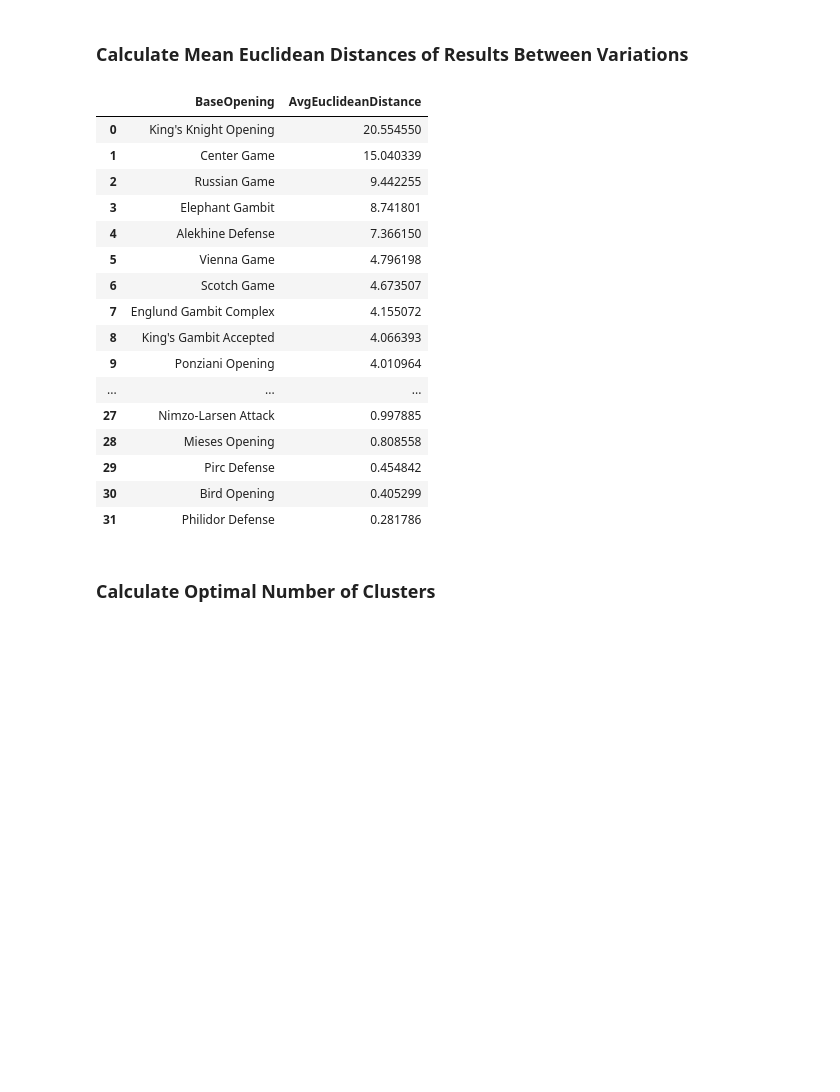
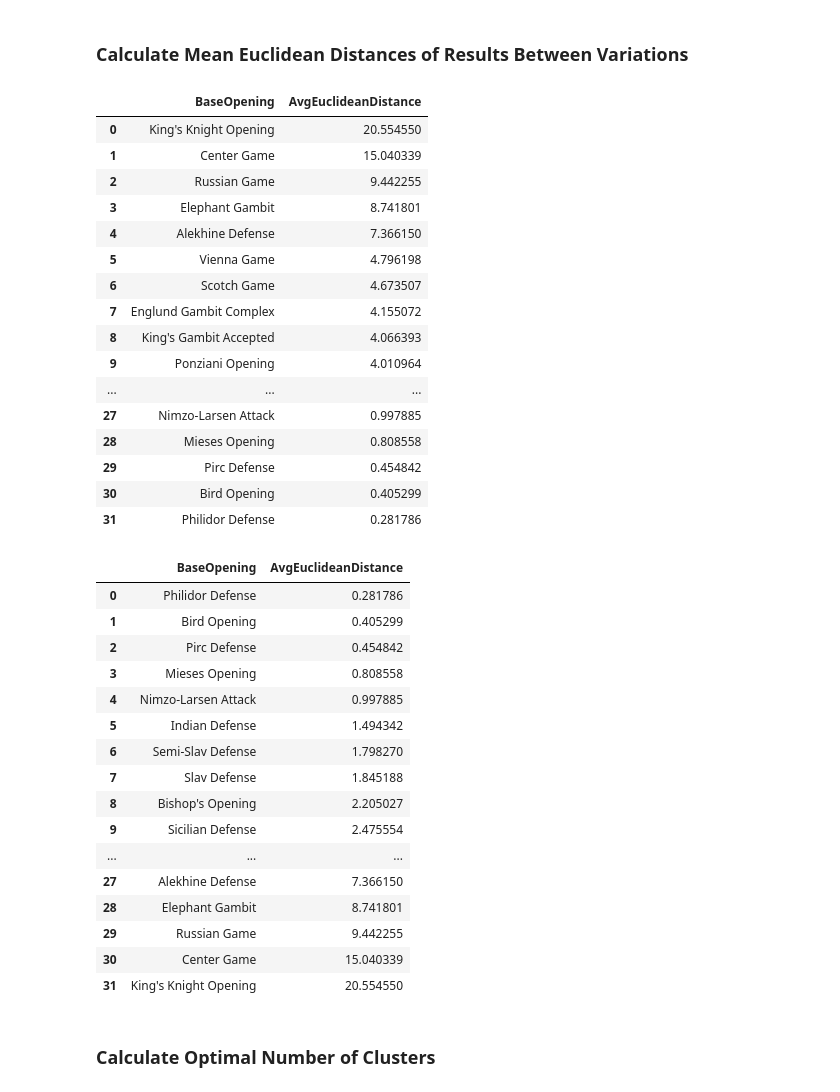
Before and after one commit to IsaacCheng9/machine-learning-in-chess, a Jupyter notebook: src/analyse_chess_data.ipynb, the cells around one changed output. Cells and saved outputs as stored; diff of their text form; code cells hidden in the pictures; blank space fills up the shorter version.

```diff
--- a/src/analyse_chess_data.ipynb
+++ b/src/analyse_chess_data.ipynb
@@ -2717,33 +2717,58 @@ def calculate_avg_euclidean_distance_by_result(group):
 avg_distances = result_percentages_pivot_opening_sorted.groupby("BaseOpening").apply(
     calculate_avg_euclidean_distance_by_result
 )
 # Convert the result to a DataFrame.
 avg_distances_df = avg_distances.reset_index(name="AvgEuclideanDistance")
 # Sort the DataFrame by AvgEuclideanDistance.
 avg_distances_sorted = avg_distances_df.sort_values(
     "AvgEuclideanDistance", ascending=False
 )
 avg_distances_sorted.dropna(subset=["AvgEuclideanDistance"], inplace=True)
 avg_distances_sorted.reset_index(drop=True, inplace=True)
 display(avg_distances_sorted)
+
+# Sort the DataFrame by AvgEuclideanDistance in ascending order.
+avg_distances_sorted_ascending = avg_distances_df.sort_values(
+    "AvgEuclideanDistance", ascending=True
+)
+avg_distances_sorted_ascending.dropna(subset=["AvgEuclideanDistance"], inplace=True)
+avg_distances_sorted_ascending.reset_index(drop=True, inplace=True)
+display(avg_distances_sorted_ascending)
 # %% [output]
 |  | BaseOpening | AvgEuclideanDistance |
 | 0 | King's Knight Opening | 20.554550 |
 | 1 | Center Game | 15.040339 |
 | 2 | Russian Game | 9.442255 |
 | 3 | Elephant Gambit | 8.741801 |
 | 4 | Alekhine Defense | 7.366150 |
 | 5 | Vienna Game | 4.796198 |
 | 6 | Scotch Game | 4.673507 |
 | 7 | Englund Gambit Complex | 4.155072 |
 | 8 | King's Gambit Accepted | 4.066393 |
 | 9 | Ponziani Opening | 4.010964 |
 | ... | ... | ... |
 | 27 | Nimzo-Larsen Attack | 0.997885 |
 | 28 | Mieses Opening | 0.808558 |
 | 29 | Pirc Defense | 0.454842 |
 | 30 | Bird Opening | 0.405299 |
 | 31 | Philidor Defense | 0.281786 |
+|  | BaseOpening | AvgEuclideanDistance |
+| 0 | Philidor Defense | 0.281786 |
+| 1 | Bird Opening | 0.405299 |
+| 2 | Pirc Defense | 0.454842 |
+| 3 | Mieses Opening | 0.808558 |
+| 4 | Nimzo-Larsen Attack | 0.997885 |
+| 5 | Indian Defense | 1.494342 |
+| 6 | Semi-Slav Defense | 1.798270 |
+| 7 | Slav Defense | 1.845188 |
+| 8 | Bishop's Opening | 2.205027 |
+| 9 | Sicilian Defense | 2.475554 |
+| ... | ... | ... |
+| 27 | Alekhine Defense | 7.366150 |
+| 28 | Elephant Gambit | 8.741801 |
+| 29 | Russian Game | 9.442255 |
+| 30 | Center Game | 15.040339 |
+| 31 | King's Knight Opening | 20.554550 |
 # %% [markdown]
 ### Calculate Optimal Number of Clusters
 # %%
```
Also changed, not shown: 6 other files.
